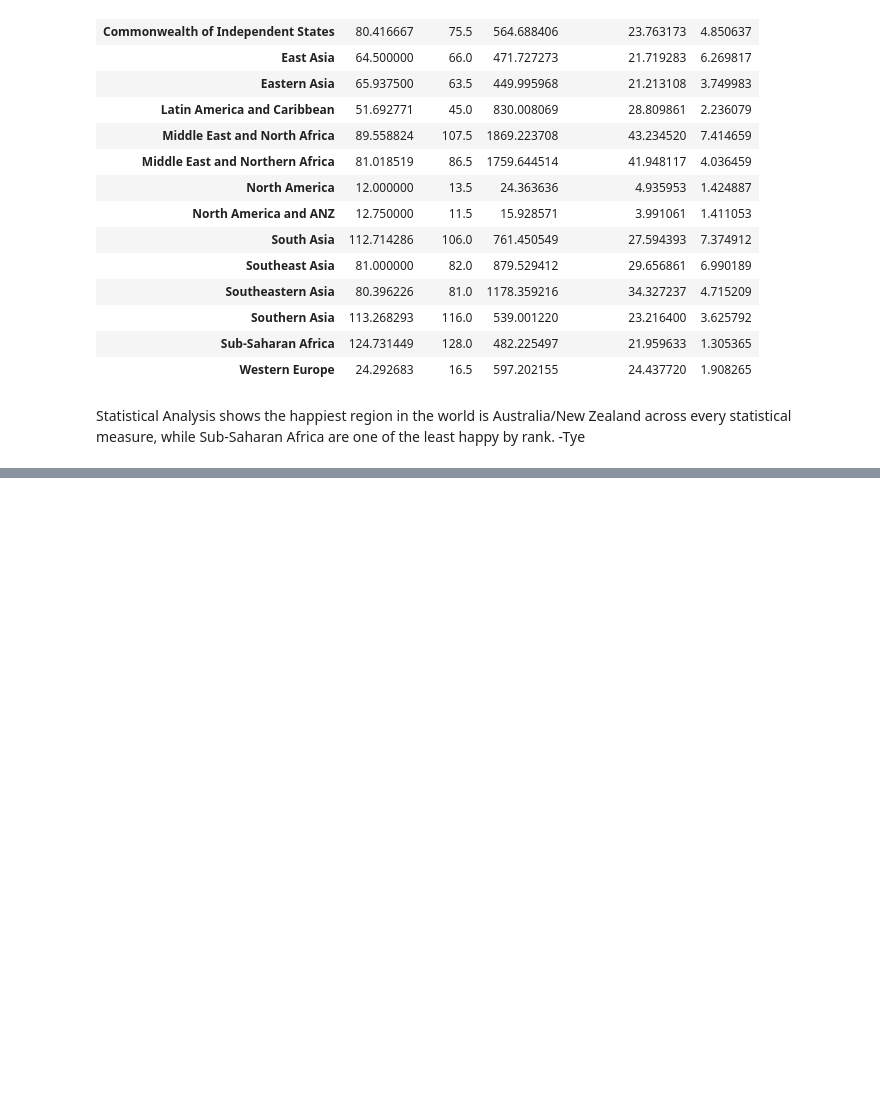
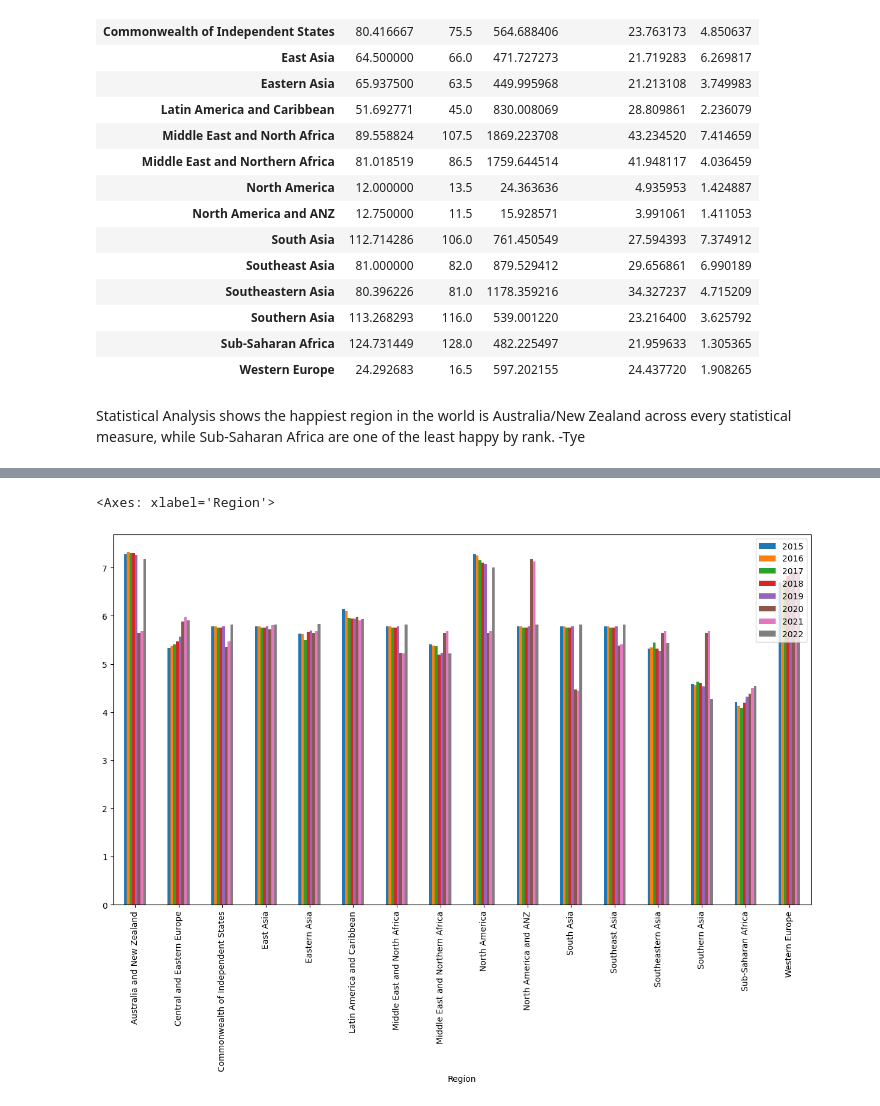
Before and after one commit to emily-curlin/Project1, a Jupyter notebook: world_happiness.ipynb, the cells around one changed output, grey strips where cells are left out. Saved outputs shown, nothing was run; the diff lists cells and outputs as text; code cells hidden in the pictures; blank space fills up the shorter version.

Commit message:
Added bar graph for Happiness Score

```diff
--- a/world_happiness.ipynb
+++ b/world_happiness.ipynb
@@ -153,20 +153,22 @@ Region_by_year_mean
 Western Europe & Australia/New Zealand consistantly rank among the happiest regions in the world through the data time (2015-2022). Follwoing the beginning of the Covid-19 Pandemic Western Europe has consistantly been the happiest region, as Southern Asia is amongst the worst with a median 118.0 rank out of 169 countries evaluated. -Tye
 # %%
 # DataFrame Analysing the median Happiness Score by world region -Tye
-score_2015 = happiness_df[happiness_df['Year'] == 2015].groupby(happiness_df.Region).mean()["Happiness Score"]
-score_2016 = happiness_df[happiness_df["Year"] == 2016].groupby(happiness_df.Region).mean()["Happiness Score"]
-score_2017 = happiness_df[happiness_df["Year"] == 2017].groupby(happiness_df.Region).mean()["Happiness Score"]
-score_2018 = happiness_df[happiness_df["Year"] == 2018].groupby(happiness_df.Region).mean()["Happiness Score"]
-score_2019= happiness_df[happiness_df["Year"] == 2019].groupby(happiness_df.Region).mean()["Happiness Score"]
-score_2020= happiness_df[happiness_df["Year"] == 2020].groupby(happiness_df.Region).mean()["Happiness Score"]
-score_2021= happiness_df[happiness_df["Year"] == 2021].groupby(happiness_df.Region).mean()["Happiness Score"]
-score_2022= happiness_df[happiness_df["Year"] == 2022].groupby(happiness_df.Region).mean()["Happiness Score"]
+score_2015 = happiness_df[happiness_df['Year'] == 2015].groupby(happiness_df.Region).mean(numeric_only=True)["Happiness Score"]
+
+score_2016 = happiness_df[happiness_df["Year"] == 2016].groupby(happiness_df.Region).mean(numeric_only=True)["Happiness Score"]
+score_2017 = happiness_df[happiness_df["Year"] == 2017].groupby(happiness_df.Region).mean(numeric_only=True)["Happiness Score"]
+score_2018 = happiness_df[happiness_df["Year"] == 2018].groupby(happiness_df.Region).mean(numeric_only=True)["Happiness Score"]
+score_2019= happiness_df[happiness_df["Year"] == 2019].groupby(happiness_df.Region).mean(numeric_only=True)["Happiness Score"]
+score_2020= happiness_df[happiness_df["Year"] == 2020].groupby(happiness_df.Region).mean(numeric_only=True)["Happiness Score"]
+score_2021= happiness_df[happiness_df["Year"] == 2021].groupby(happiness_df.Region).mean(numeric_only=True)["Happiness Score"]
+score_2022= happiness_df[happiness_df["Year"] == 2022].groupby(happiness_df.Region).mean(numeric_only=True)["Happiness Score"]
 region_score_by_year_mean = pd.DataFrame({"2015":score_2015, "2016":score_2016,
                                      "2017":score_2017, "2018":score_2018, "2019":score_2019, "2020":score_2020,"2021":score_2021,"2022":score_2022})
 region_score_by_year_mean.index.name = "Region"
+region_score_by_year_mean1=region_score_by_year_mean.copy(deep=True)
 
-
-region_score_by_year_mean[["2015","2016","2017","2018","2019","2020","2021","2022"]] = region_score_by_year_mean[["2015","2016","2017","2018","2019","2020","2021","2022"]].applymap("{:.2f}".format)
+region_score_by_year_mean[["2015","2016","2017","2018","2019","2020","2021","2022"]] = region_score_by_year_mean[
+    ["2015","2016","2017","2018","2019","2020","2021","2022"]].applymap("{:.2f}".format)
 
 region_score_by_year_mean
 # %% [output]
@@ -231,3 +233,18 @@ Method I
 | Western Europe | 24.292683 | 16.5 | 597.202155 | 24.437720 | 1.908265 |
 # %% [markdown]
 Statistical Analysis shows the happiest region in the world is Australia/New Zealand across every statistical measure, while Sub-Saharan Africa are one of the least happy by rank. -Tye
+# %%
+# Region score by mean (replacing NAN Values) -Ruchi
+region_score_by_year_mean1=region_score_by_year_mean1.fillna({"2015":region_score_by_year_mean1["2015"].mean(),
+                                                            "2016":region_score_by_year_mean1["2016"].mean(),
+                                                            "2017":region_score_by_year_mean1["2017"].mean(),
+                                                            "2018":region_score_by_year_mean1["2018"].mean(),
+                                                            "2019":region_score_by_year_mean1["2019"].mean(),
+                                                            "2020":region_score_by_year_mean1["2020"].mean(),
+                                                            "2021":region_score_by_year_mean1["2021"].mean(),
+                                                            "2022":region_score_by_year_mean1["2022"].mean()})
+
+#region_score_by_year_mean1[["2015","2016","2017","2018","2019","2020","2021","2022"]] = region_score_by_year_mean1[
+   #["2015","2016","2017","2018","2019","2020","2021","2022"]].applymap("{:.2f}".format)
+
+region_score_by_year_mean1
@@ -233,0 +270,8 @@ Statistical Analysis shows the happiest region in the world is Australia/New Zea
+# %%
+# Plotting Bar Graph - Ruchi
+#region_score_by_year_mean1.plot(kind="bar", figsize = (15, 8))
+region_score_by_year_mean1.plot.bar( figsize = (15, 8))
+#region_score_by_year_mean1.plot(kind="scatter",x='Region',y=['2015','2016'], figsize = (15, 8))
+# %% [output]
+<Axes: xlabel='Region'>
+[figure, added]
```
Also changed, not shown: parts of 3 cells of this notebook.
